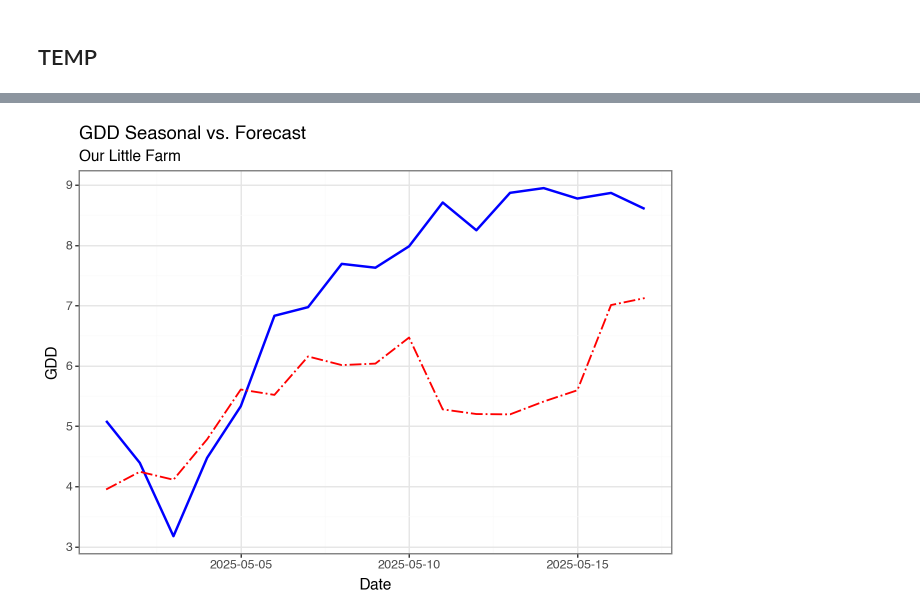
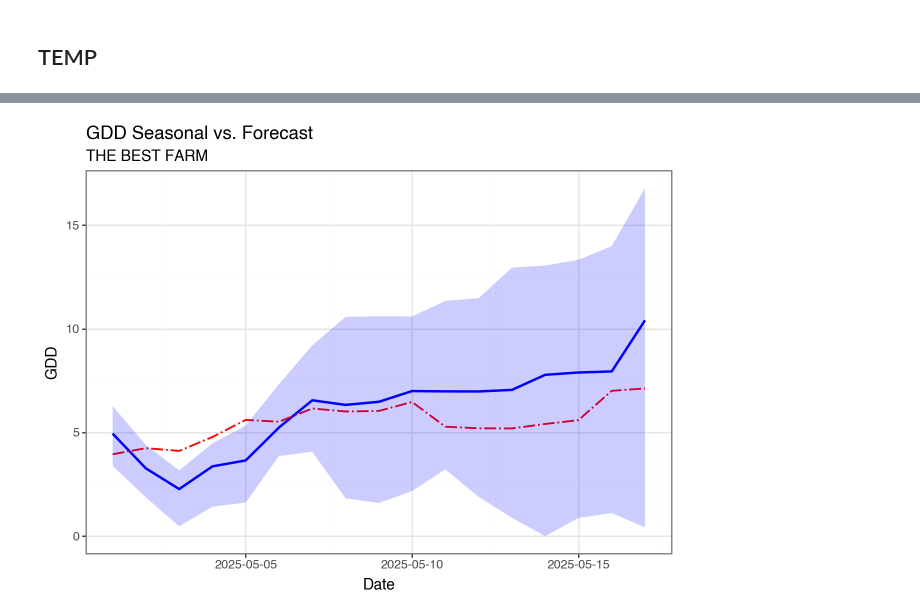
Before and after one commit to D1RK5/FarmingIsFun, a Jupyter notebook: HiredHand/week3_doingthings.ipynb, the cells around one changed output, grey strips where cells are left out. Saved outputs shown, nothing was run; the diff lists cells and outputs as text; code cells hidden in the pictures.

```diff
--- a/HiredHand/week3_doingthings.ipynb
+++ b/HiredHand/week3_doingthings.ipynb
@@ -204,5 +210,5 @@ farmSeasonal['month'] = farmSeasonal['date'].str.split('-').str[0].astype(int)
 farmSeasonal['seasonal_gdd'] = farmSeasonal.apply(lambda x: calculate_gdd(x.tmin,x.tmax,10), axis=1)
 farmSeasonal.drop(['date'],axis=1,inplace=True)
 # %%
-fcast_temp = current_forecast[['time', 'tmp2m', 'day','month']].copy()
+fcast_temp = current_forecast[['time', 'tmp2m', 'day','month','ens']].copy()
 fcast_temp['date'] = fcast_temp['time'].dt.date
@@ -209,6 +231,6 @@ fcast_temp['date'] = fcast_temp['time'].dt.date
 # %%
-fcast_temp = fcast_temp.groupby(['date','day', 'month']).agg({'tmp2m': ['max', 'min']}).reset_index()
-fcast_temp.columns = ['date','day', 'month', 't2_max', 't2_min']
+fcast_temp = fcast_temp.groupby(['date','day', 'month','ens']).agg({'tmp2m': ['max', 'min']}).reset_index()
+fcast_temp.columns = ['date','day', 'month','ens', 't2_max', 't2_min']
 fcast_temp['gdd'] = fcast_temp.apply(lambda x: calculate_gdd(x.t2_min-kelvin, x.t2_max-kelvin, 10), axis=1)
 # %%
 fcast_temp = fcast_temp.merge(farmSeasonal[['day', 'month', 'seasonal_gdd']], on=['day', 'month'], how='left')
@@ -238,2 +292,3 @@ fcast_temp['date'] = pd.to_datetime(fcast_temp['date'])
 # %%
-fcast_temp.head()
+fcast_agg = fcast_temp.groupby(['date','day','month']).agg({'gdd': ['mean', 'min','max']}).reset_index()
+fcast_agg.columns = ['date','day','month','gdd_mean','gdd_min','gdd_max']
@@ -246,0 +295,2 @@ fcast_temp.head()
+# %%
+fcast_agg = fcast_agg.merge(farmSeasonal[['day', 'month', 'seasonal_gdd']], on=['day', 'month'], how='left')
@@ -247,16 +306,17 @@ fcast_temp.head()
 # %%
 (
 
-    ggplot(fcast_temp) +
-    geom_line(aes(x='date', y='gdd'),color = 'blue',size =1) +
+    ggplot(fcast_agg) +
+    geom_line(aes(x='date', y='gdd_mean'),color = 'blue',size =1) +
     geom_line(aes(x='date', y='seasonal_gdd'),color = 'red', linetype = 'dashdot', size = .75) +
+    geom_ribbon(aes(x='date', ymin='gdd_min', ymax='gdd_max'), alpha=0.2, fill='blue') +
     labs(title='GDD Seasonal vs. Forecast', subtitle = 'THE BEST FARM', x='Date', y='GDD') +
     theme(axis_text_x=element_text(rotation=45, hjust=1)) +
     scale_x_date(date_labels='%Y-%m-%d', date_breaks='5 days') +
     theme_bw()
 
 
 
 )
 # %% [output]
-[figure, old version]
+[figure, new version]
```
Also changed, not shown: parts of 12 cells of this notebook, 1 other file.
